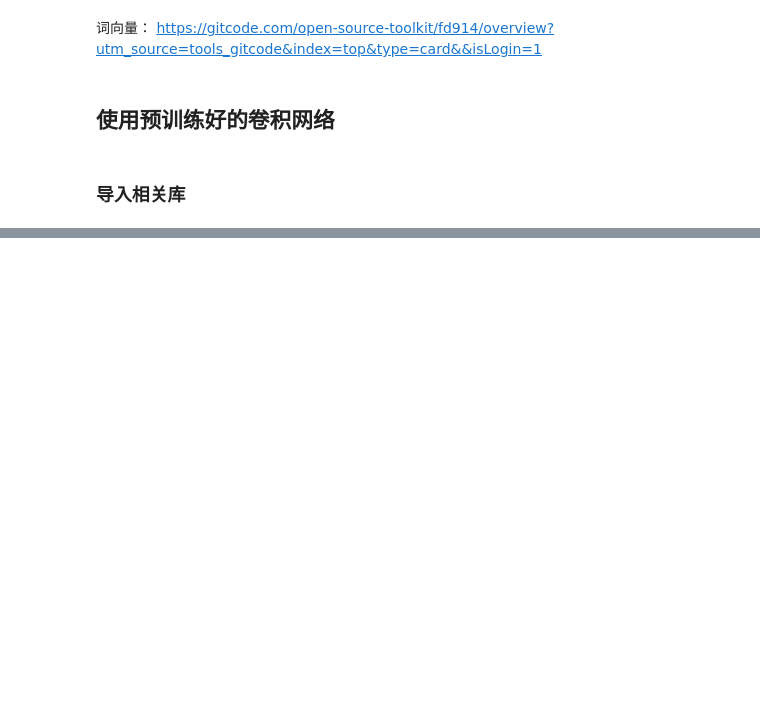
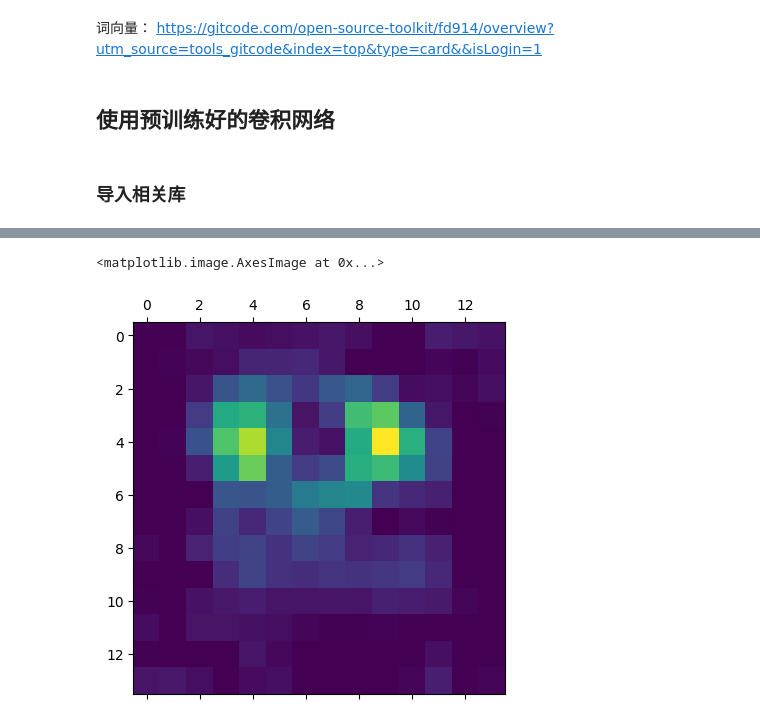
Before and after one commit to wa-kakalala/nnexample_inpytorch, a Jupyter notebook: src/01_cnn.ipynb, the cells around one changed output, grey strips where cells are left out. Drawn from its saved outputs; the diff is of its cells as text; code cells hidden in the pictures; blank space fills up the shorter version.

```diff
--- a/src/01_cnn.ipynb
+++ b/src/01_cnn.ipynb
@@ -947,0 +1081,24 @@ from PIL import Image
+# %%
+# 获取相对于模型参数的输出梯度
+im_pre[:, prelab[0]].backward()
+# 获取模型的梯度
+gradients = vggcam.get_activations_gradient()
+# 计算梯度相应通道的均值
+mean_gradients = torch.mean( gradients,dim = [0,2,3])
+# 获取图像在相应卷积层输出的卷积特征
+activations = vggcam.get_activations(input_im).detach()
+# 每个通道乘以相应的梯度均值
+for i in range( len(mean_gradients)):
+    activations[:,i,:,:] *= mean_gradients[i]
+# 计算所有通道的均值输出得到热力图
+heatmap = torch.mean(activations,dim= 1).squeeze()
+# 使用relu函数作用于热力图
+heatmap = F.relu(heatmap)
+# 对热力图进行标准化
+heatmap /= torch.max(heatmap)
+heatmap = heatmap.numpy()
+# 可视化热力图
+plt.matshow( heatmap)
+# %% [output]
+<matplotlib.image.AxesImage at 0x...>
+[figure, added]
```
Also changed, not shown: parts of 12 cells of this notebook, 4 other files.
